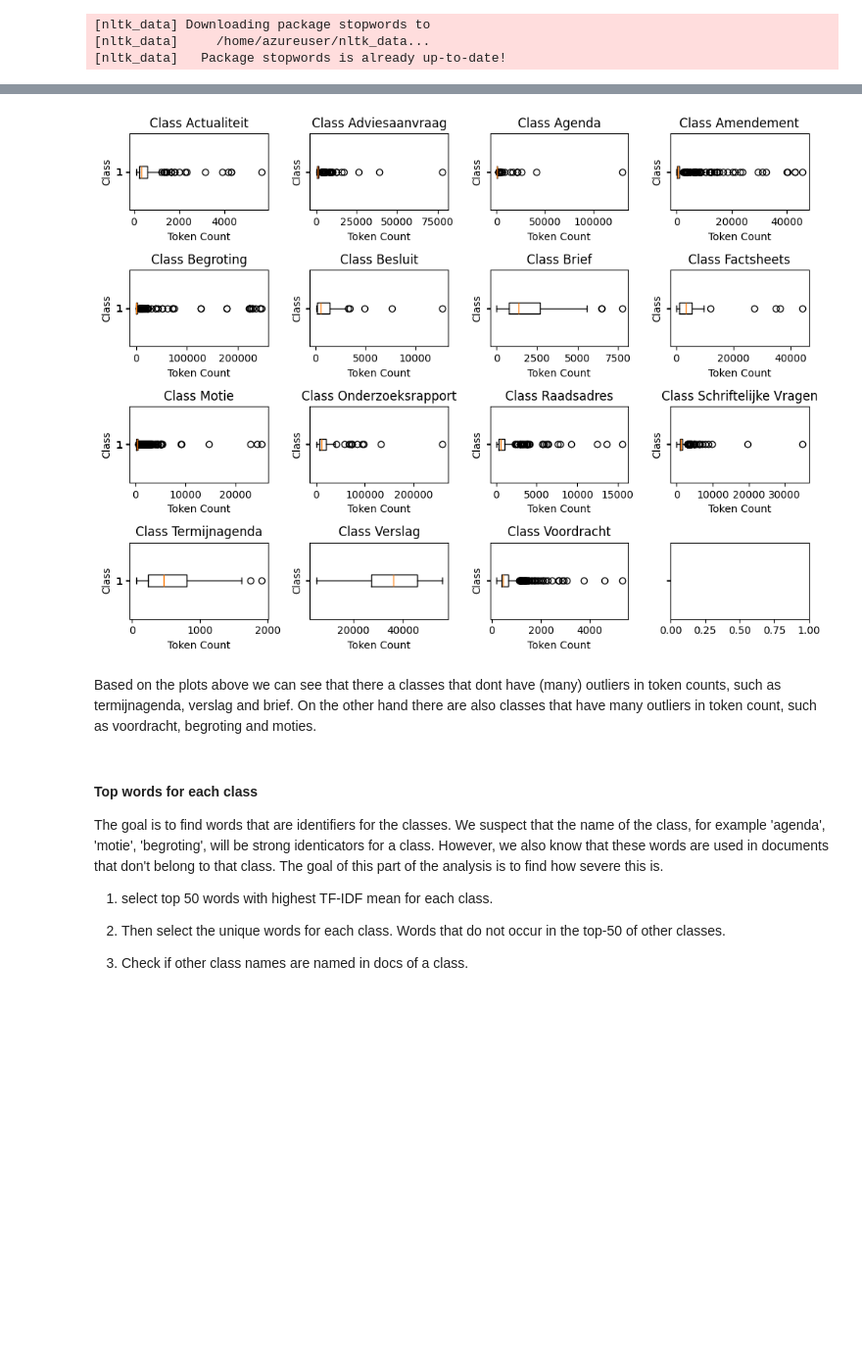
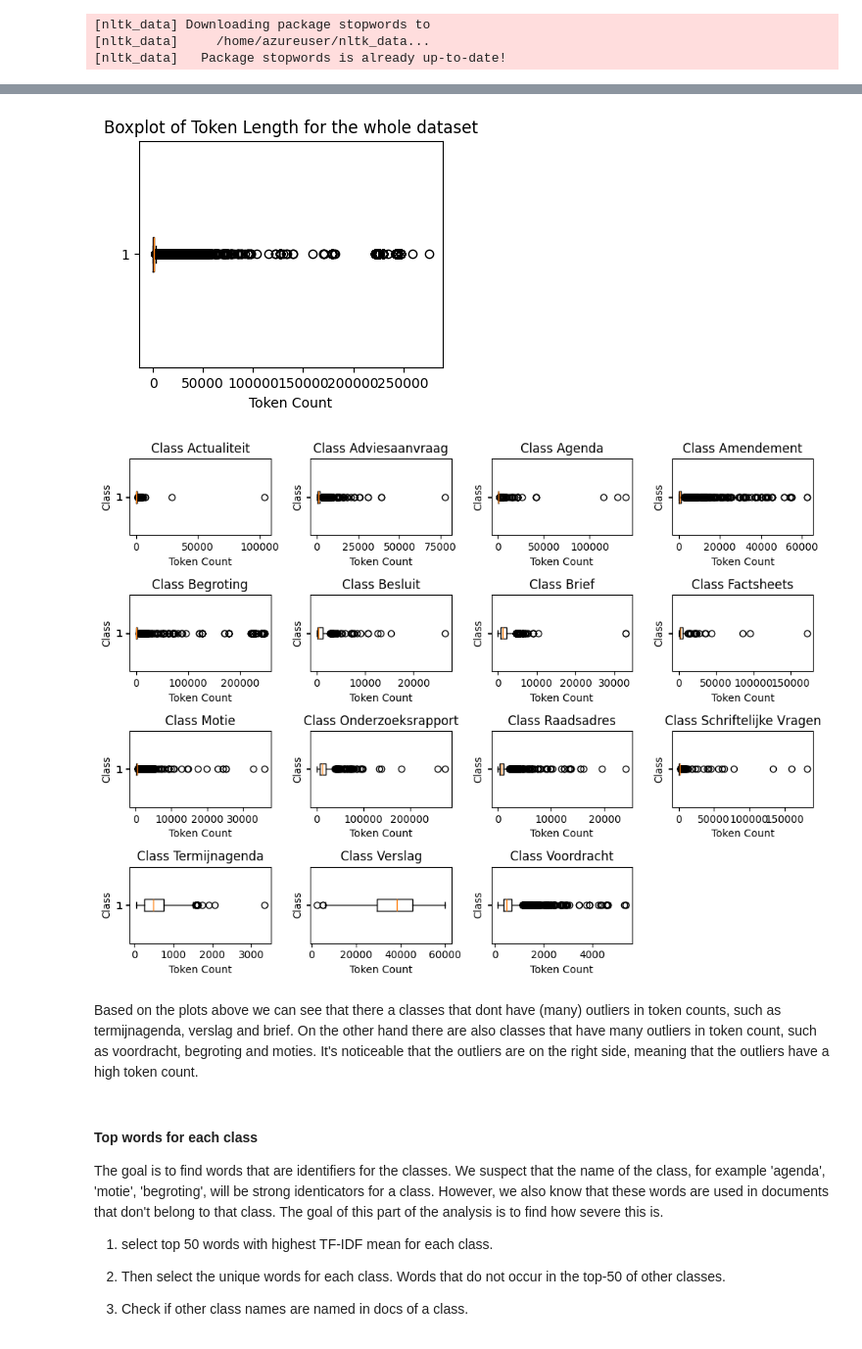
Before and after one commit to Amsterdam-Internships/document-classification-using-large-language-models, a Jupyter notebook: notebooks/EDA.ipynb, the cells around one changed output, grey strips where cells are left out. Shown at 98% size. Cells and saved outputs as stored; diff of their text form; code cells hidden in the pictures; blank space fills up the shorter version.

```diff
--- a/notebooks/EDA.ipynb
+++ b/notebooks/EDA.ipynb
@@ -148,26 +65,0 @@ df['clean_text'] = df['cleaned_tokens'].apply(lambda x: ' '.join(x))
-# %%
-import ast
-import pandas as pd
-test_df = pd.read_csv("../data/test_txt_tokenization.csv", encoding='utf-8')
-test_df['tokens'] = test_df['tokens'].apply(ast.literal_eval)
-df = test_df.copy()
-display(test_df)
-# %%
-from nltk.corpus import stopwords
-import string
-import nltk
-nltk.download('stopwords')
-
-
-# remove stopwords
-top_df = df.copy()
-
-def remove_stopwords(tokens):
-    stop_words = set(stopwords.words('dutch'))
-    tokens_without_stopwords = [word for word in tokens if word.lower() not in stop_words]
-    tokens_without_punctuation = [word for word in tokens_without_stopwords if word not in string.punctuation and len(word)>1]
-    return tokens_without_punctuation
-
-
-df['cleaned_tokens'] = df['tokens'].apply(remove_stopwords)
-df['clean_text'] = df['cleaned_tokens'].apply(lambda x: ' '.join(x))
@@ -226,30 +134,39 @@ plt.show()
 # %%
+import matplotlib.pyplot as plt
+
+plt.figure(figsize=(4, 3))
+plt.boxplot(df['token_count'], vert=False)
+plt.title('Boxplot of Token Length for the whole dataset')
+plt.xlabel('Token Count')
+plt.show()
+
 grouped = df.groupby('label')
 
 # Create subplots
 fig, axs = plt.subplots(4, 4, figsize=(10, 7.5), sharey=True)
 
 # Iterate over groups and plot boxplots
 for i, (label, group) in enumerate(grouped):
     row = i // 4
     col = i % 4
-    axs[row, col].boxplot(group['token_length'], vert=False)
+    axs[row, col].boxplot(group['token_count'], vert=False)
     axs[row, col].set_title(f'Class {label}')
     axs[row, col].set_xlabel('Token Count')
     axs[row, col].set_ylabel('Class')
 
 # Hide empty subplots if any
-for i in range(len(grouped), 3*5):
-    row = i // 5
-    col = i % 5
+for i in range(len(grouped), 4*4):
+    row = i // 4
+    col = i % 4
     axs[row, col].axis('off')
 
 plt.tight_layout()
 plt.show()
 # %% [output]
-[figure, old version]
+[figure, new version]
+[figure, added]
 # %% [markdown]
-Based on the plots above we can see that there a classes that dont have (many) outliers in token counts, such as termijnagenda, verslag and brief. On the other hand there are also classes that have many outliers in token count, such as voordracht, begroting and moties.
+Based on the plots above we can see that there a classes that dont have (many) outliers in token counts, such as termijnagenda, verslag and brief. On the other hand there are also classes that have many outliers in token count, such as voordracht, begroting and moties. It's noticeable that the outliers are on the right side, meaning that the outliers have a high token count.
 # %% [markdown]
 #### Top words for each class
 
```
Also changed, not shown: parts of 45 cells of this notebook, 3 other files.
